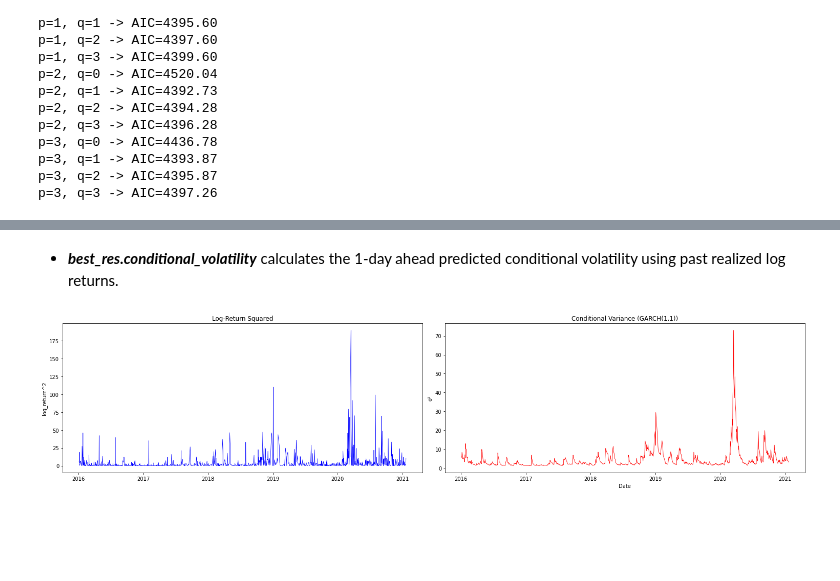
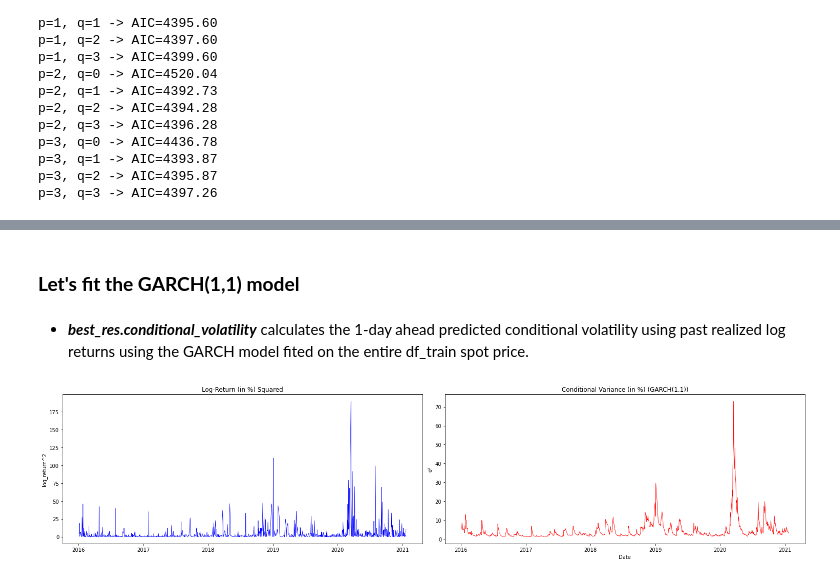
Before and after one commit to jasonTor/Alpha_Volatility_Strategy, a Jupyter notebook: exploratory_analysis.ipynb, the cells around one changed output, grey strips where cells are left out. Saved outputs shown, nothing was run; the diff lists cells and outputs as text; code cells hidden in the pictures; blank space fills up the shorter version.

Commit message:
garch add2

```diff
--- a/exploratory_analysis.ipynb
+++ b/exploratory_analysis.ipynb
@@ -487,28 +508,30 @@ df_price['Date'].iloc[0]
+# %% [markdown]
+### **Let's fit the GARCH(1,1) model**
 # %%
 best_model = arch_model(log_returns, vol='Garch', p=1, q=1) # We instantiate the GARCH class.
 best_res = best_model.fit(disp='off')
 # %% [markdown]
-- ***best_res.conditional_volatility*** calculates the 1-day ahead predicted conditional volatility using past realized log returns.
+- ***best_res.conditional_volatility*** calculates the 1-day ahead predicted conditional volatility using past realized log returns using the GARCH model fited on the entire df_train spot price.
 # %%
 # log_return^2
-log_return2 = (np.log(df_filtered['Price'] / df_filtered['Price'].shift(1)).dropna() * 100)**2
+log_return2 = log_returns**2
 log_return2 = pd.Series(log_return2.values, index=pd.to_datetime(df_filtered['Date'].iloc[-len(log_return2):]))
 
 # Conditional variance from GARCH
-cond_vol = (best_res.conditional_volatility)**2
-cond_vol = pd.Series(cond_vol.values, index=pd.to_datetime(df_filtered['Date'].iloc[-len(cond_vol):]))
+cond_var = (best_res.conditional_volatility)**2
+cond_var = pd.Series(cond_var.values, index=pd.to_datetime(df_filtered['Date'].iloc[-len(cond_var):]))
 
 fig, axs = plt.subplots(1, 2, figsize=(21,5), sharex=True)
 
 axs[0].plot(log_return2, color='blue', linewidth=0.7)
-axs[0].set_title("Log-Return Squared")
+axs[0].set_title("Log-Return (in %) Squared")
 axs[0].set_ylabel("log_return^2")
-axs[1].plot(cond_vol, color='red', linewidth=0.8)
-axs[1].set_title("Conditional Variance (GARCH(1,1))")
+axs[1].plot(cond_var, color='red', linewidth=0.8)
+axs[1].set_title("Conditional Variance (in %) (GARCH(1,1))")
 axs[1].set_ylabel("σ²")
 
 plt.xlabel("Date")
 plt.tight_layout()
 plt.show()
 # %% [output]
-[figure, old version]
+[figure, new version]
```
Also changed, not shown: parts of 55 cells of this notebook, 1 other file.
